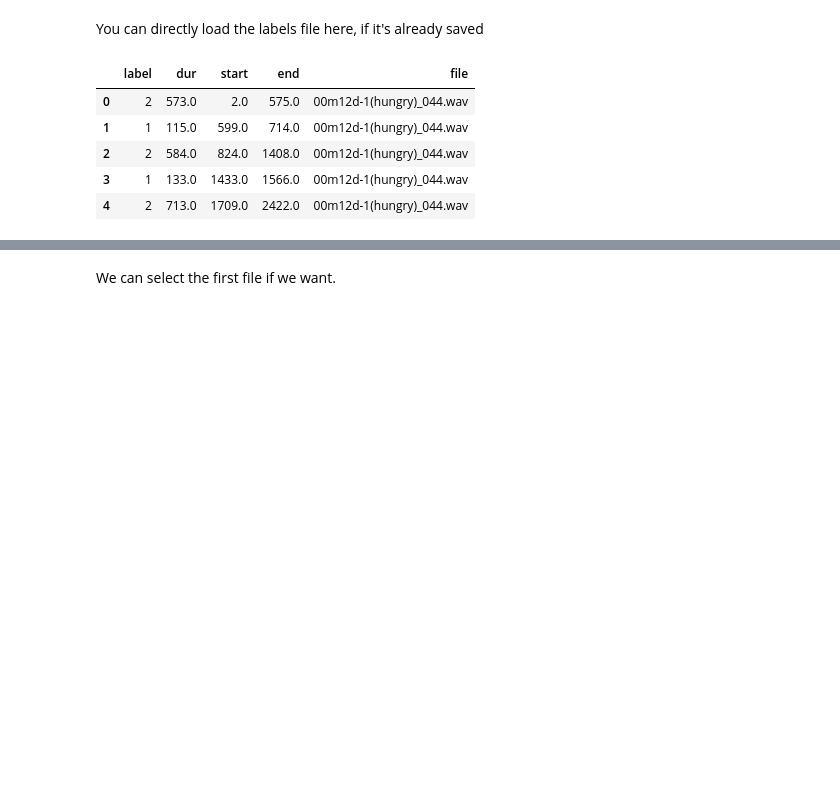
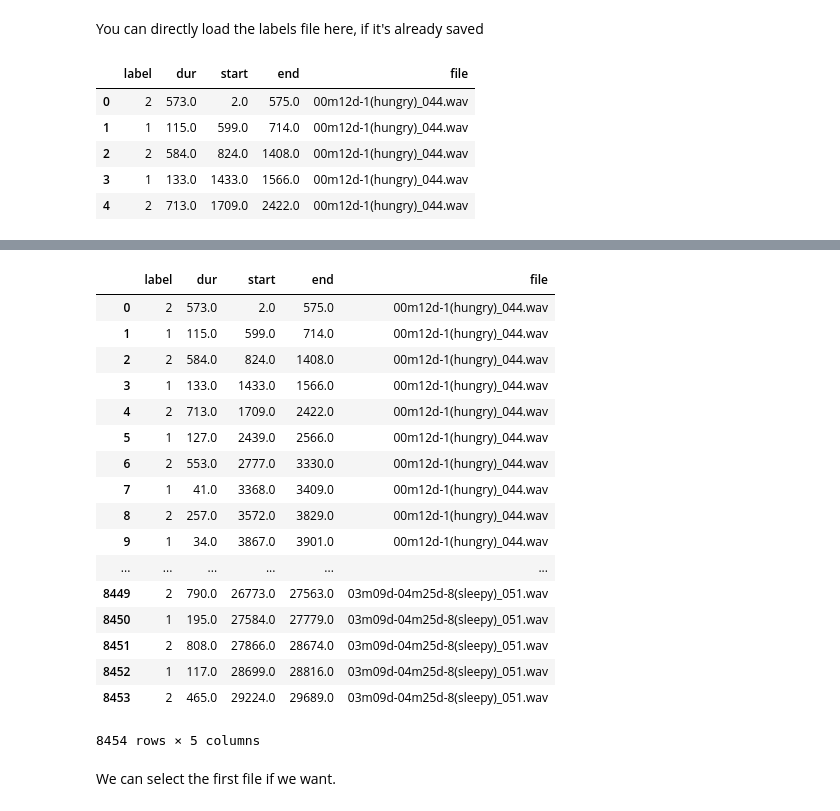
Before and after one commit to AVAGLIO/BABY, a Jupyter notebook: Baby.ipynb, the cells around one changed output, grey strips where cells are left out. Saved outputs shown, nothing was run; the diff lists cells and outputs as text; code cells hidden in the pictures; blank space fills up the shorter version.

```diff
--- a/Baby.ipynb
+++ b/Baby.ipynb
@@ -82,22 +102,41 @@ labels
 # %%
 # Rename labels : 'SI' -> 0, 'IN' -> 1 et 'EX' -> 2.
 
-def rename_label(label_str):
+def rename_label1(label_str):
     if label_str == 'IN':
         return 1
     if label_str == 'EX':
         return 2
     return label_str
 
-labels['label']=labels['label'].apply(rename_label)
+labels['label']=labels['label'].apply(rename_label1)
 labels['end']=labels['start']+labels['dur']
 
 # Switch colums
 
 labels = labels[['label', 'dur','start','end','file']]
 labels.to_csv('labels.csv')
 
 labels
+# %% [output]
+|  | label | dur | start | end | file |
+| 0 | 2 | 573.0 | 2.0 | 575.0 | 00m12d-1(hungry)_044.wav |
+| 1 | 1 | 115.0 | 599.0 | 714.0 | 00m12d-1(hungry)_044.wav |
+| 2 | 2 | 584.0 | 824.0 | 1408.0 | 00m12d-1(hungry)_044.wav |
+| 3 | 1 | 133.0 | 1433.0 | 1566.0 | 00m12d-1(hungry)_044.wav |
+| 4 | 2 | 713.0 | 1709.0 | 2422.0 | 00m12d-1(hungry)_044.wav |
+| 5 | 1 | 127.0 | 2439.0 | 2566.0 | 00m12d-1(hungry)_044.wav |
+| 6 | 2 | 553.0 | 2777.0 | 3330.0 | 00m12d-1(hungry)_044.wav |
+| 7 | 1 | 41.0 | 3368.0 | 3409.0 | 00m12d-1(hungry)_044.wav |
+| 8 | 2 | 257.0 | 3572.0 | 3829.0 | 00m12d-1(hungry)_044.wav |
+| 9 | 1 | 34.0 | 3867.0 | 3901.0 | 00m12d-1(hungry)_044.wav |
+| ... | ... | ... | ... | ... | ... |
+| 8449 | 2 | 790.0 | 26773.0 | 27563.0 | 03m09d-04m25d-8(sleepy)_051.wav |
+| 8450 | 1 | 195.0 | 27584.0 | 27779.0 | 03m09d-04m25d-8(sleepy)_051.wav |
+| 8451 | 2 | 808.0 | 27866.0 | 28674.0 | 03m09d-04m25d-8(sleepy)_051.wav |
+| 8452 | 1 | 117.0 | 28699.0 | 28816.0 | 03m09d-04m25d-8(sleepy)_051.wav |
+| 8453 | 2 | 465.0 | 29224.0 | 29689.0 | 03m09d-04m25d-8(sleepy)_051.wav |
+8454 rows × 5 columns
 # %% [markdown]
 We can select the first file if we want.
 # %%
```
Also changed, not shown: parts of 40 cells of this notebook.
